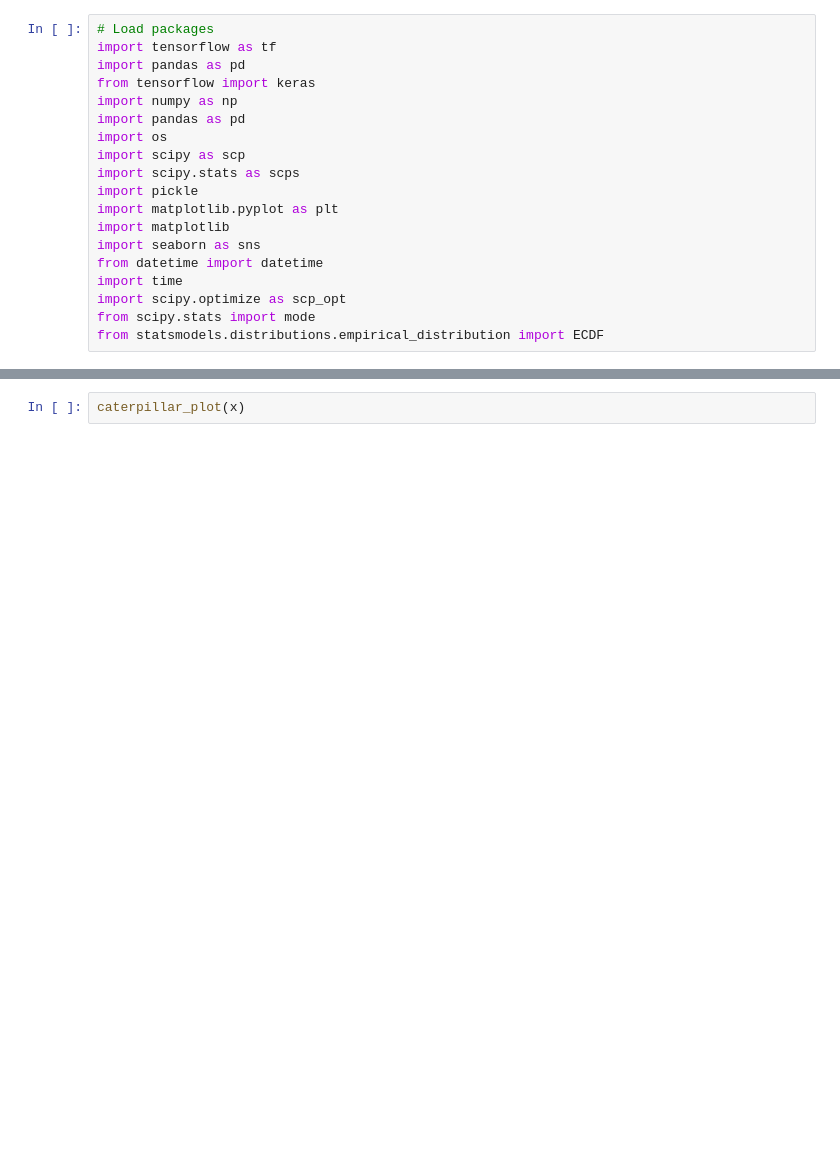
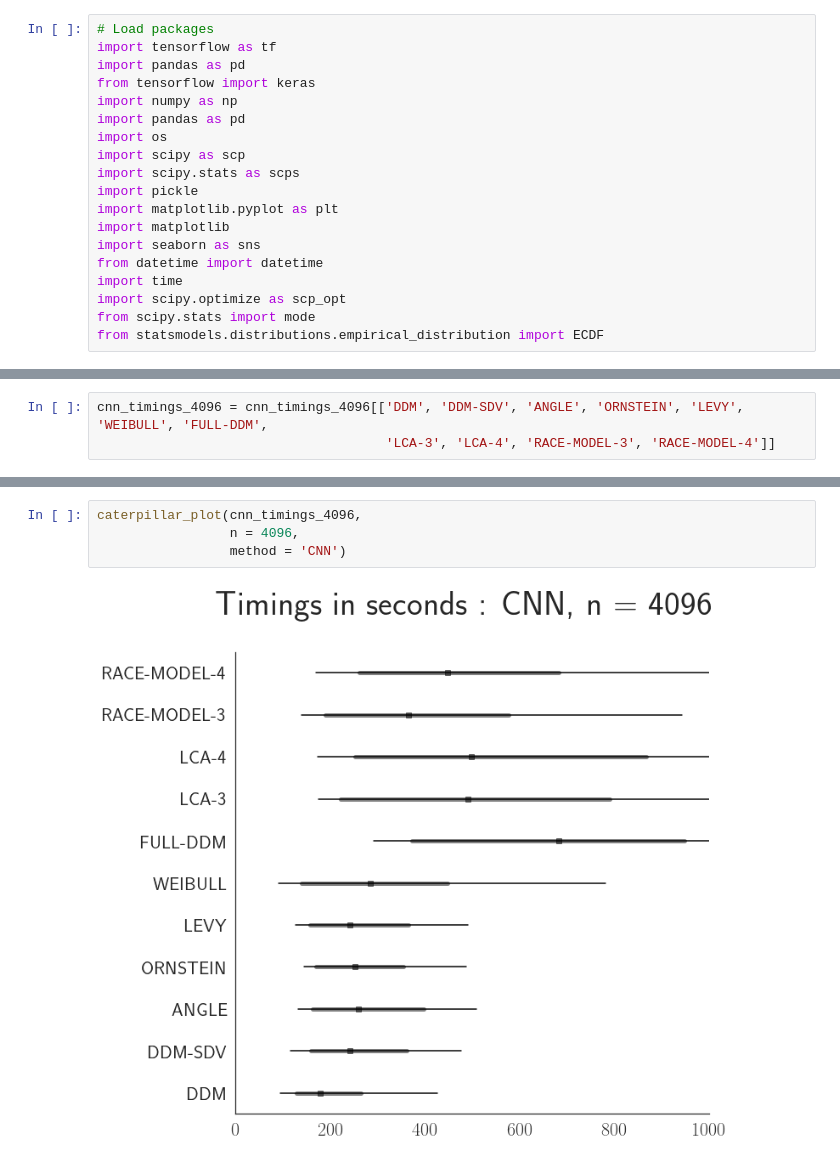
Before and after one commit to AlexanderFengler/nn_likelihoods, a Jupyter notebook: Untitled.ipynb, the cells around one changed output, grey strips where cells are left out. Drawn from its saved outputs; the diff is of its cells as text; blank space fills up the shorter version.

```diff
--- a/Untitled.ipynb
+++ b/Untitled.ipynb
@@ -78,0 +366,3 @@ cnn_timings_1024 = pd.DataFrame(timings_list_cnn_clean, columns = model_names)
+# %%
+cnn_timings_4096 = cnn_timings_4096[['DDM', 'DDM-SDV', 'ANGLE', 'ORNSTEIN', 'LEVY', 'WEIBULL', 'FULL-DDM',
+                                     'LCA-3', 'LCA-4', 'RACE-MODEL-3', 'RACE-MODEL-4']]
@@ -180,2 +377,6 @@ def caterpillar_plot(timings = None,
-# %%
-caterpillar_plot(x)
+# %%
+caterpillar_plot(cnn_timings_4096,
+                 n = 4096,
+                 method = 'CNN')
+# %% [output]
+[figure, added]
```
Also changed, not shown: parts of 17 cells of this notebook, 1 other file.
